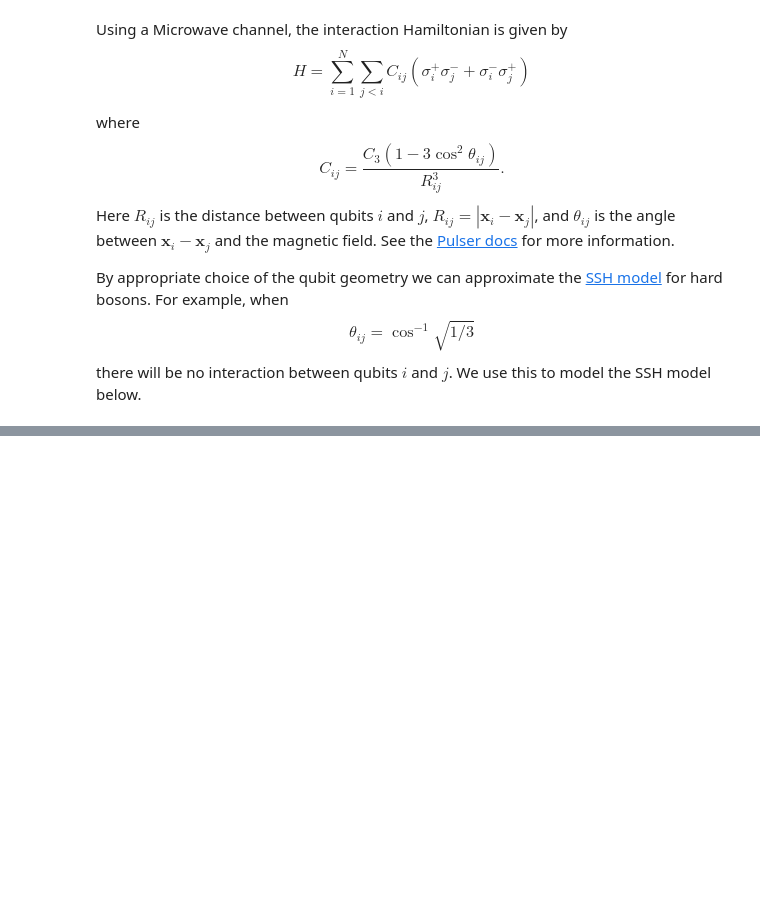
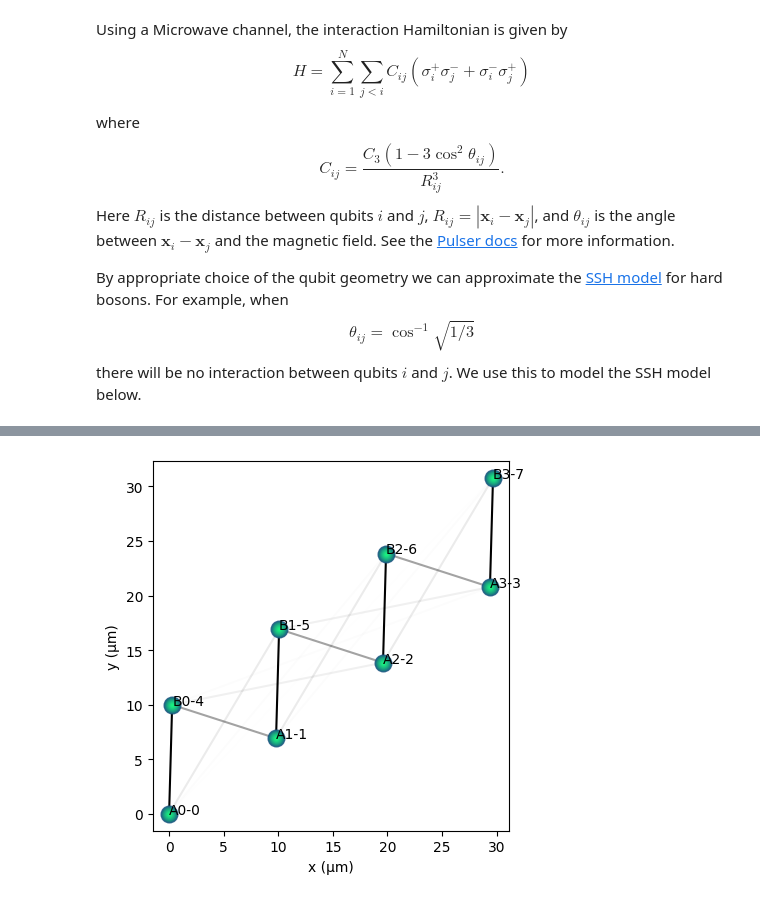
Before and after one commit to ICHEC/qse, a Jupyter notebook: examples/ssh_model.ipynb, the cells around one changed output, grey strips where cells are left out. Cells and saved outputs as stored; diff of their text form; code cells hidden in the pictures; blank space fills up the shorter version.

```diff
--- a/examples/ssh_model.ipynb
+++ b/examples/ssh_model.ipynb
@@ -69,12 +81,14 @@ for i in range(1, qbits_ssh.nqbits):
 # %%
 # Let's visualize the couplings
 bonds = np.abs(coupling_mat)
 bonds /= np.max(bonds)
 qbits_ssh.draw(show_labels=True, units="µm")
 for i in range(0, qbits_ssh.nqbits - 1):
     for j in range(i + 1, qbits_ssh.nqbits):
         xs_ij = qbits_ssh.positions[[i, j]]
-        plt.plot(xs_ij[:, 0], xs_ij[:, 1], c="k", alpha=bonds[i, j])
+        plt.plot(xs_ij[:, 0], xs_ij[:, 1], c="k", alpha=bonds[i, j], zorder=-1)
+# %% [output]
+[figure, added]
 # %%
 simple_pulse = pulser.Pulse.ConstantPulse(10, 0.0, 0.0, 0.0)
 pcalc_ssh = qse.calc.Pulser(
```
Also changed, not shown: parts of 5 cells of this notebook.
